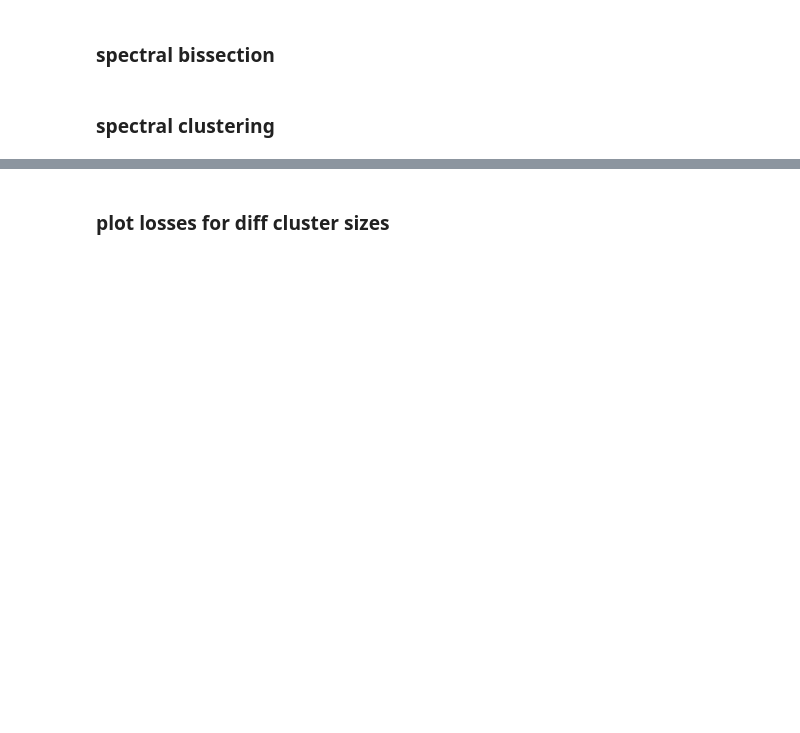
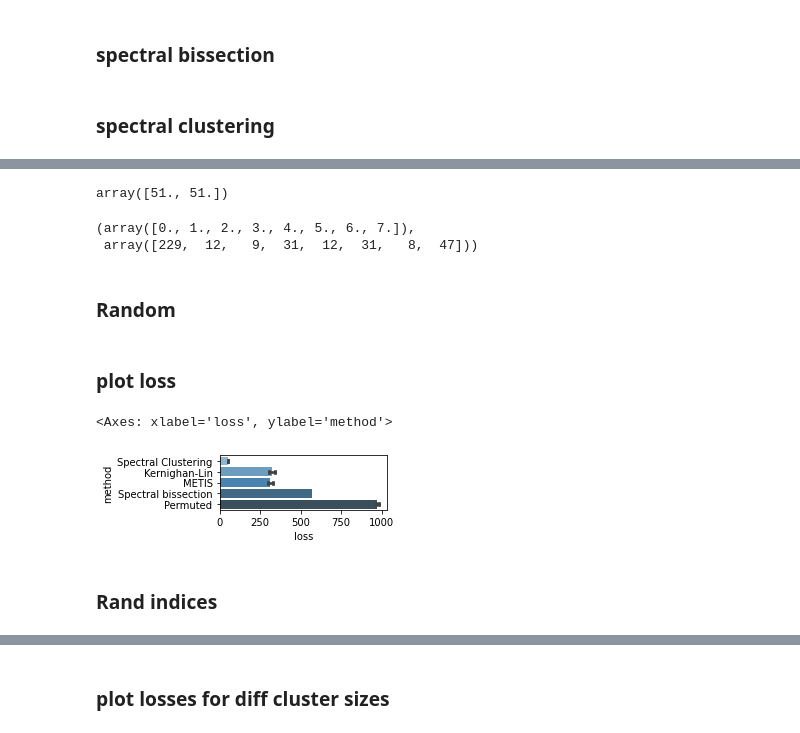
Before and after one commit to djunamay/ABCA7lof2, a Jupyter notebook: 08-processing_gsets.ipynb, the cells around one changed output, grey strips where cells are left out. Cells and saved outputs as stored; diff of their text form; code cells hidden in the pictures; blank space fills up the shorter version.

```diff
--- a/08-processing_gsets.ipynb
+++ b/08-processing_gsets.ipynb
@@ -297,0 +261,11 @@ plt.savefig('./pdf_figures/KL_jaccard1.pdf')
+# %%
+loss_sc
+# %% [output]
+array([51., 51.])
+# %%
+np.unique(labs_sc[0], return_counts=True)
+# %% [output]
+(array([0., 1., 2., 3., 4., 5., 6., 7.]),
+ array([229,  12,   9,  31,  12,  31,   8,  47]))
+# %% [markdown]
+### Random
@@ -297,0 +280,18 @@ plt.savefig('./pdf_figures/KL_jaccard1.pdf')
+# %% [markdown]
+### plot loss
+# %%
+# plot loss by method for cluster size 8
+
+df = pd.DataFrame(np.concatenate((loss_sc,kl_loss, metis_loss, np.array([loss_sp]), loss_rand)))
+df['method'] = np.concatenate((np.repeat('Spectral Clustering', len(loss_sc)),np.repeat('Kernighan-Lin', len(kl_loss)), (np.repeat('METIS', len(metis_loss))), ['Spectral bissection'], np.repeat('Permuted', len(loss_rand))))
+df.columns = ['loss', 'method']
+
+plt.figure(figsize=(3,1))
+
+sns.barplot(data=df, x="loss", y="method", estimator=np.mean, ci='sd', capsize=.2, color='lightblue', palette = "Blues_d")
+#plt.savefig('./pdf_figures/losses.pdf')
+# %% [output]
+<Axes: xlabel='loss', ylabel='method'>
+[figure, added]
+# %% [markdown]
+### Rand indices
```
Also changed, not shown: parts of 55 cells of this notebook, 1 other file.
